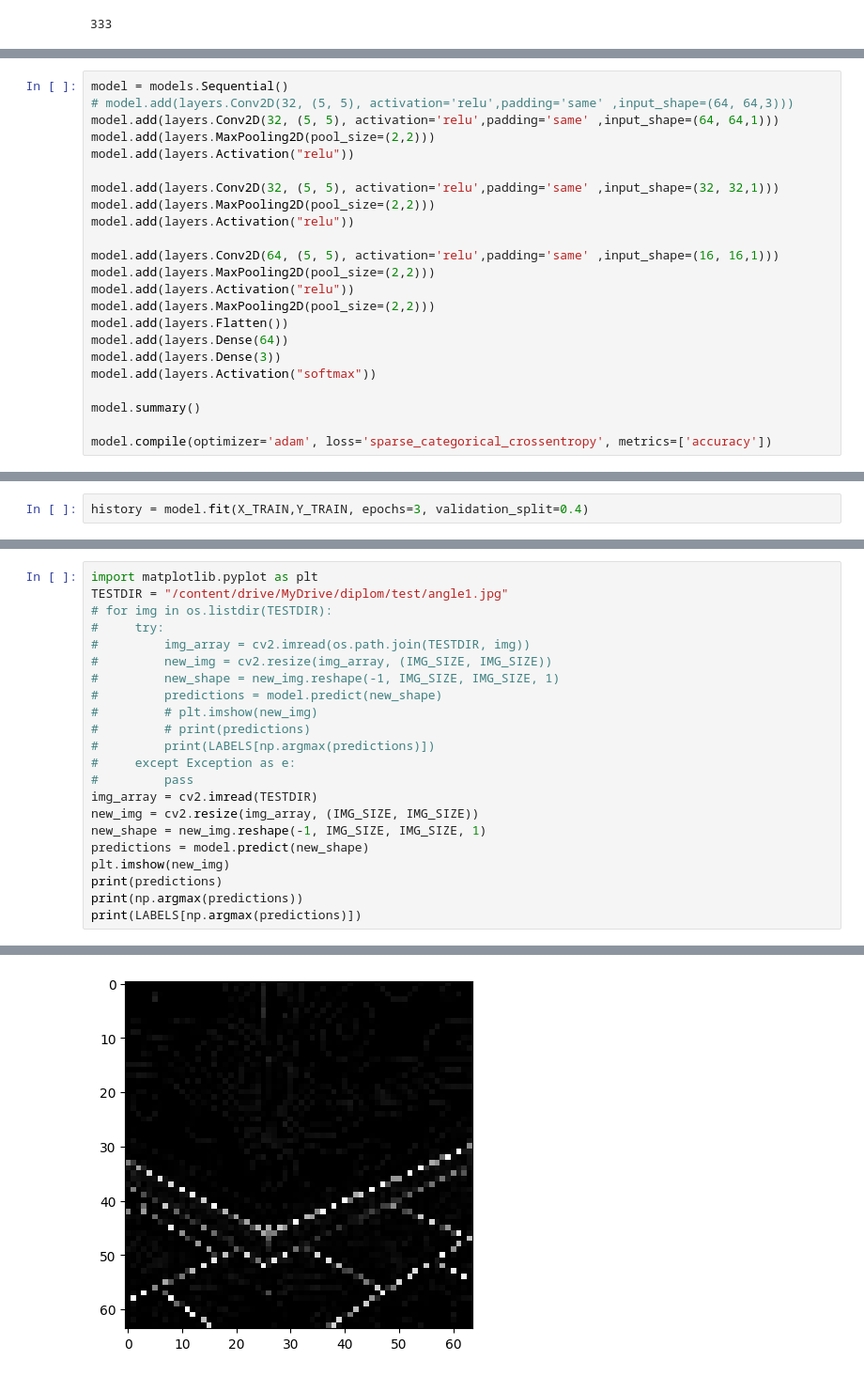
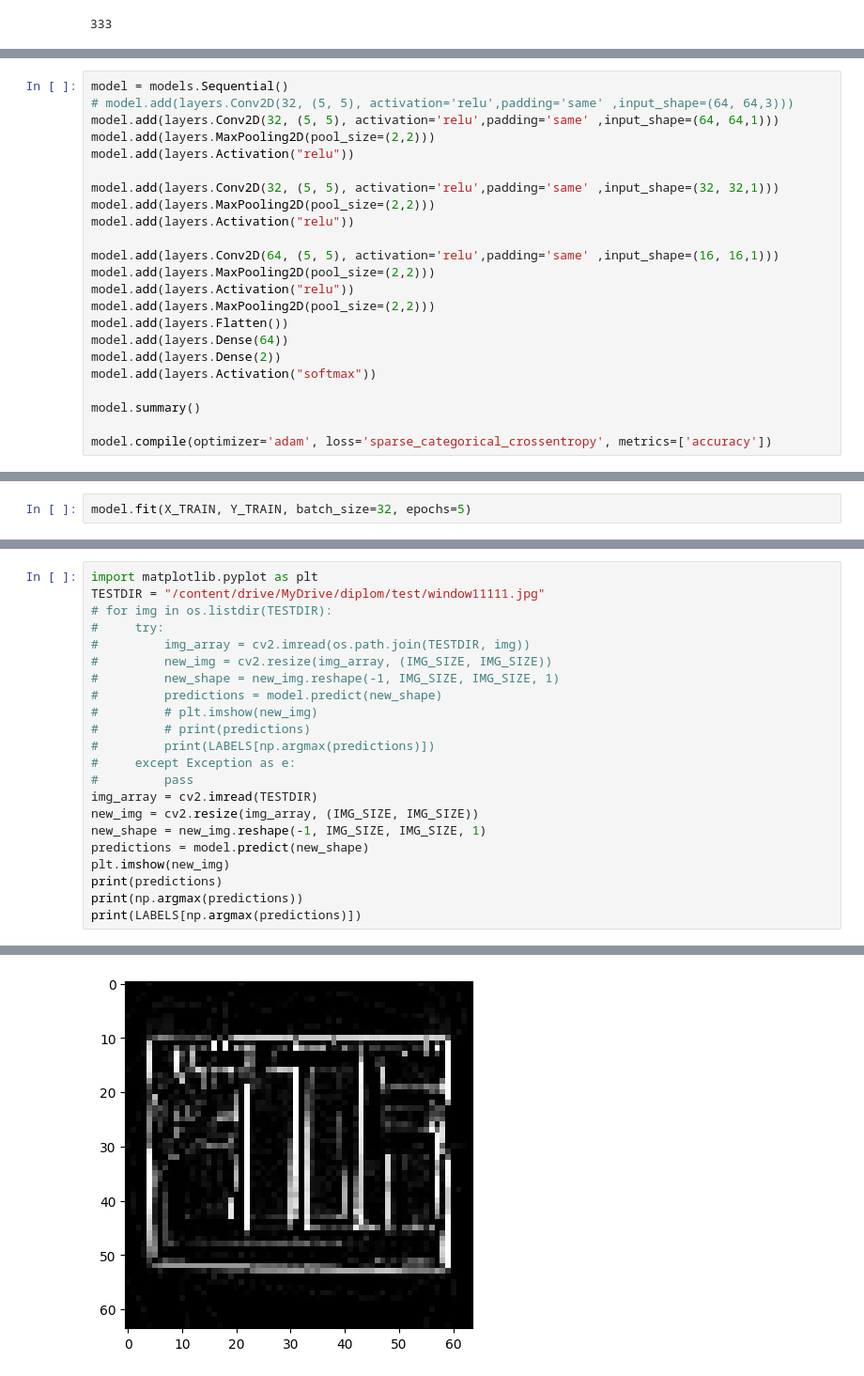
Before and after one commit to s4kh4rov/BMIL, a Jupyter notebook: magdiplom.ipynb, the cells around one changed output, grey strips where cells are left out. Shown at 94% size. Saved outputs shown, nothing was run; the diff lists cells and outputs as text.

```diff
--- a/magdiplom.ipynb
+++ b/magdiplom.ipynb
@@ -280,7 +414,7 @@ model.add(layers.Activation("relu"))
 model.add(layers.MaxPooling2D(pool_size=(2,2)))
 model.add(layers.Flatten())
 model.add(layers.Dense(64))
-model.add(layers.Dense(3))
+model.add(layers.Dense(2))
 model.add(layers.Activation("softmax"))
 
 model.summary()
@@ -305,4 +439,2 @@ Trainable params: 143523 (560.64 KB)
 Non-trainable params: 0 (0.00 Byte)
 _________________________________________________________________
-# %%
-history = model.fit(X_TRAIN,Y_TRAIN, epochs=3, validation_split=0.4)
@@ -315,0 +441,2 @@ Epoch 3/3
+# %%
+model.fit(X_TRAIN, Y_TRAIN, batch_size=32, epochs=5)
@@ -316,6 +455,6 @@ Epoch 3/3
 # %%
 import matplotlib.pyplot as plt
-TESTDIR = "/content/drive/MyDrive/diplom/test/angle1.jpg"
+TESTDIR = "/content/drive/MyDrive/diplom/test/window11111.jpg"
 # for img in os.listdir(TESTDIR):
 #     try:
 #         img_array = cv2.imread(os.path.join(TESTDIR, img))
@@ -345 +484 @@ IndexError: ignored
-[figure, old version]
+[figure, new version]
```
Also changed, not shown: parts of 17 cells of this notebook.
